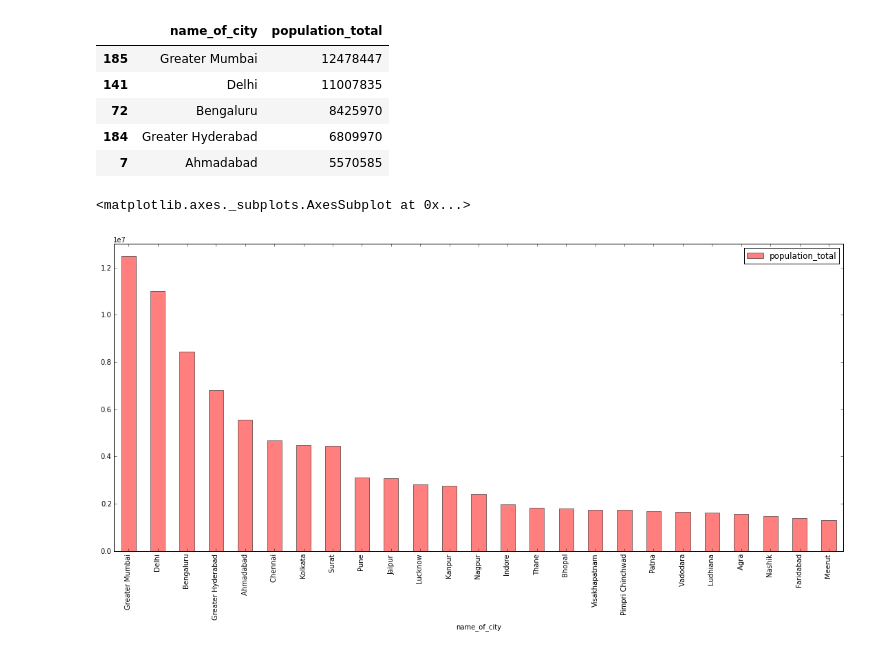
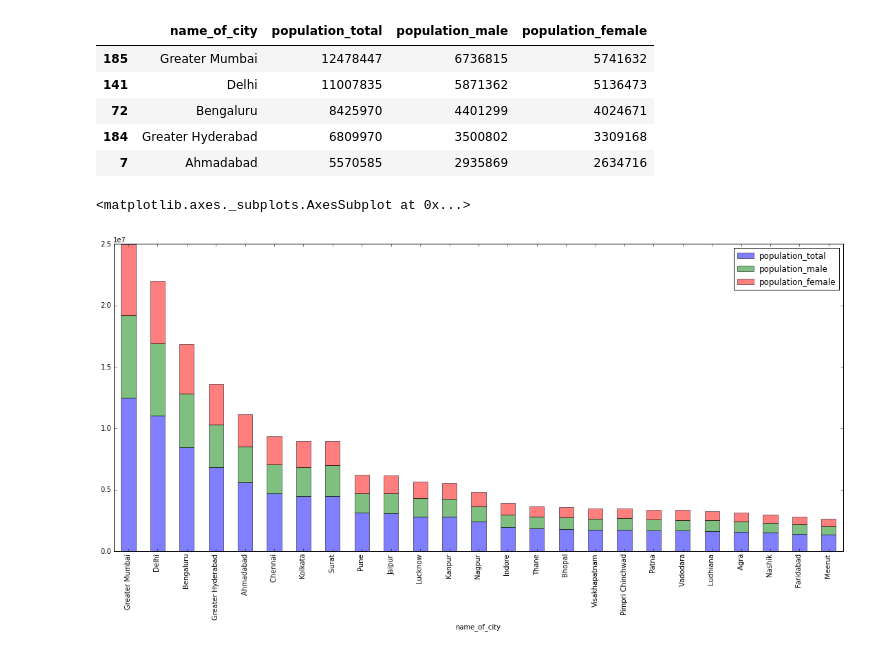
Before and after one commit to ankit864/kaggle, a Jupyter notebook: Top 500 cities India/indian_city.ipynb, the cells around one changed output. Saved outputs shown, nothing was run; the diff lists cells and outputs as text; code cells hidden in the pictures.

```diff
--- a/Top 500 cities India/indian_city.ipynb
+++ b/Top 500 cities India/indian_city.ipynb
@@ -21,20 +11,22 @@ data.head(5)
 # %%
 #extracting top 25 cities in terms of population
-top_25_populated_city =  data.sort('population_total', ascending=False).head(25)[["name_of_city","population_total"]]
+top_25_populated_city =  data.sort('population_total', ascending=False).head(25)[["name_of_city","population_total",
+                                                                                 "population_male","population_female"]]
 top_25_populated_city.head(5)
 # %% [output]
-|  | name_of_city | population_total |
-| 185 | Greater Mumbai | 12478447 |
-| 141 | Delhi | 11007835 |
-| 72 | Bengaluru | 8425970 |
-| 184 | Greater Hyderabad | 6809970 |
-| 7 | Ahmadabad | 5570585 |
+|  | name_of_city | population_total | population_male | population_female |
+| 185 | Greater Mumbai | 12478447 | 6736815 | 5741632 |
+| 141 | Delhi | 11007835 | 5871362 | 5136473 |
+| 72 | Bengaluru | 8425970 | 4401299 | 4024671 |
+| 184 | Greater Hyderabad | 6809970 | 3500802 | 3309168 |
+| 7 | Ahmadabad | 5570585 | 2935869 | 2634716 |
 # %%
 #plot a bar chart for the city name and population (y lim - 1.3 * 10^7)
 top_25_populated_city.plot(x = top_25_populated_city["name_of_city"],
                            kind='bar', figsize=[19, 8], width=0.5,
-                           alpha=0.5, color='r', edgecolor='k',
-                           grid=False, ylim=[0, 13000000])
+                           alpha=0.5, #color='r', edgecolor='k',
+                           stacked = True,
+                           grid=False)
 # %% [output]
 <matplotlib.axes._subplots.AxesSubplot at 0x...>
-[figure, old version]
+[figure, new version]
```
Also changed, not shown: parts of 6 cells of this notebook.
